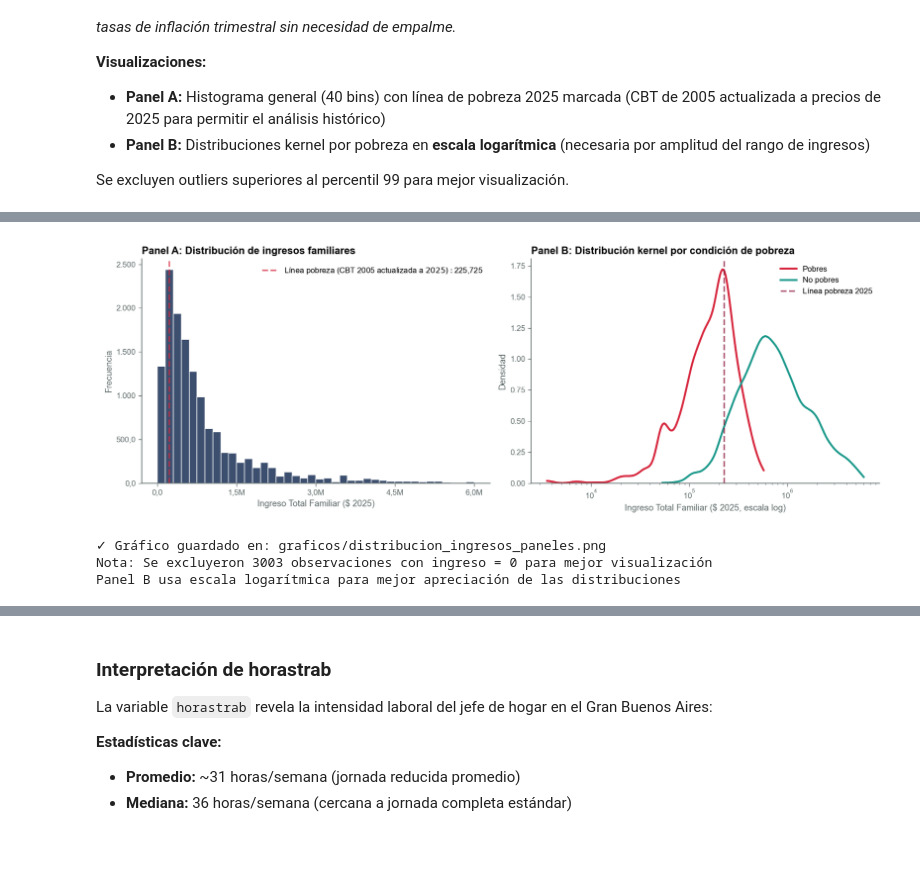
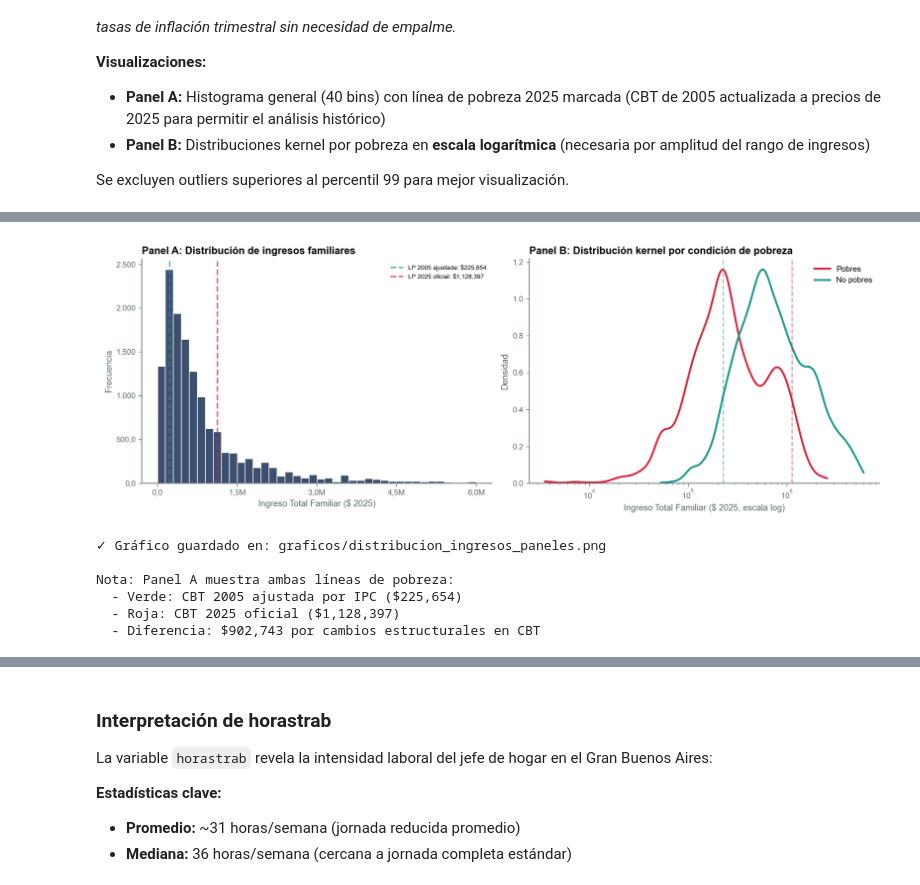
Before and after one commit to paulaleylen/BigDataUBA-Grupo10, a Jupyter notebook: TP2/Program_TP2_Grupo10.ipynb, the cells around one changed output, grey strips where cells are left out. Cells and saved outputs as stored; diff of their text form; code cells hidden in the pictures; blank space fills up the shorter version.

```diff
--- a/TP2/Program_TP2_Grupo10.ipynb
+++ b/TP2/Program_TP2_Grupo10.ipynb
@@ -494,7 +505,7 @@ Se excluyen outliers superiores al percentil 99 para mejor visualización.
 
 # Datos IPC-GBA Trimestre 1 (promedio ene-mar)
 IPC_2005_T1 = 1.082   # IPC-GBA base 1999=100 (promedio ene-feb-mar 2005)
-IPC_2025_T1 = 385.31 # IPC región GBA base dic-2016=100 (promedio ene-feb-mar 2025)
+IPC_2025_T1 = 385.31  # IPC región GBA base dic-2016=100 (promedio ene-feb-mar 2025)
 
 # Factor de conversión para ajustar pesos 2005 a pesos 2025
 factor_inflacion = IPC_2025_T1 / IPC_2005_T1
@@ -510,7 +521,6 @@ print(f"Inflación acumulada 2005-2025:  {(factor_inflacion - 1) * 100:,.1f}%")
 print("\nNOTA METODOLÓGICA:")
 print("  - Variación trimestral 2005: 4,0% (mar-2005 vs dic-2004)")
 print("  - Variación trimestral 2025: 8,3% (mar-2025 vs dic-2024)")
-print("  - Ambas series están referenciadas a diciembre del año previo (INDEC)")
 print("=" * 80)
 
 # Crear variable ingreso_total_familiar ajustada a pesos de 2025
@@ -521,8 +531,21 @@ df['ingreso_total_familiar'] = np.where(
 )
 
 print(f"\n✓ Variable ingreso_total_familiar creada (valores en pesos 2025)")
-print(f"\nEstadísticas descriptivas:")
+print(f"\nEstadísticas descriptivas por año:")
 display(df.groupby('ANO')['ingreso_total_familiar'].describe().T)
+
+# Guardar CBTs para referencia (del TP1)
+CBT_2005_original = 205.07  # Pesos 2005
+CBT_2005_ajustado = CBT_2005_original * factor_inflacion  # En pesos 2025
+CBT_2025 = 365177  # Pesos 2025 (del TP1)
+
+print(f"\n📊 Líneas de pobreza de referencia:")
+print(f"  CBT 2005 (original):    ${CBT_2005_original:,.2f} (pesos 2005)")
+print(f"  CBT 2005 (ajustado):    ${CBT_2005_ajustado:,.0f} (pesos 2025)")
+print(f"  CBT 2025 (oficial):     ${CBT_2025:,.0f} (pesos 2025)")
+print(f"\n  Nota: La diferencia entre CBT 2005 ajustada (${CBT_2005_ajustado:,.0f})")
+print(f"        y CBT 2025 oficial (${CBT_2025:,.0f}) refleja cambios estructurales")
+print(f"        en la canasta básica, no solo inflación.")
 # %% [output]
 ================================================================================
 AJUSTE INFLACIONARIO CON IPC OFICIAL INDEC
@@ -570,15 +600,19 @@ df_ingreso_plot = df_ingreso[df_ingreso['ingreso_total_familiar'] <= x_max]
 ax1.hist(df_ingreso_plot['ingreso_total_familiar'], bins=40,
          color=COLORES['azul_uba'], alpha=0.8, edgecolor='white')
 
-# Línea de pobreza 2025 para familia tipo (todos los ingresos están expresados en pesos 2025)
-linea_pobreza_2025 = (CBT_2025*3.09)  # Línea de pobreza de los hogares en pesos 2025
+# Líneas de pobreza por adulto equivalente (asumiendo hogar promedio de 3.09 AE)
+linea_pobreza_2005_aj = CBT_2005_ajustado * 3.09  # CBT 2005 en pesos 2025
+linea_pobreza_2025 = CBT_2025 * 3.09  # CBT 2025
+
+ax1.axvline(linea_pobreza_2005_aj, color=COLORES['verde_eco'], linestyle='--',
+            linewidth=2, label=f'LP 2005 ajustada: ${linea_pobreza_2005_aj:,.0f}', alpha=0.7)
 ax1.axvline(linea_pobreza_2025, color=COLORES['rojo'], linestyle='--',
-            linewidth=2, label=f'Línea pobreza (CBT 2005 actualizada a $2025): ${linea_pobreza_2025:,.0f}', alpha=0.7)
+            linewidth=2, label=f'LP 2025 oficial: ${linea_pobreza_2025:,.0f}', alpha=0.7)
 
 ax1.set_xlabel('Ingreso Total Familiar ($ 2025)')
 ax1.set_ylabel('Frecuencia')
 ax1.set_title('Panel A: Distribución de ingresos familiares', loc='left', fontweight='bold')
-ax1.legend(loc='upper right')
+ax1.legend(loc='upper right', fontsize=8)
 formatear_ejes(ax1, y_as='numero', x_as='numero')
 limpiar_estetica(ax1)
 
@@ -586,9 +620,9 @@ limpiar_estetica(ax1)
 ax2 = axes[1]
 
 # Filtrar por condición de pobreza (limitando outliers)
-ingreso_pobres = df_ingreso[(df_ingreso['Pobre'] == 1) &
+ingreso_pobres = df_ingreso[(df_ingreso['POBRE'] == 1) &
                              (df_ingreso['ingreso_total_familiar'] <= x_max)]['ingreso_total_familiar'].dropna()
-ingreso_no_pobres = df_ingreso[(df_ingreso['Pobre'] == 0) &
+ingreso_no_pobres = df_ingreso[(df_ingreso['POBRE'] == 0) &
                                 (df_ingreso['ingreso_total_familiar'] <= x_max)]['ingreso_total_familiar'].dropna()
 
 # Calcular densidades kernel en escala log
@@ -597,39 +631,46 @@ if len(ingreso_pobres) > 10:
     kde_pobres_ing = gaussian_kde(log_pobres)
     x_pobres_log = np.linspace(log_pobres.min(), log_pobres.max(), 200)
     x_pobres_real = 10 ** x_pobres_log
     ax2.plot(x_pobres_real, kde_pobres_ing(x_pobres_log),
             color=COLORES['rojo'], linewidth=2.5, label='Pobres')
 
 if len(ingreso_no_pobres) > 10:
     log_no_pobres = np.log10(ingreso_no_pobres)
     kde_no_pobres_ing = gaussian_kde(log_no_pobres)
     x_no_pobres_log = np.linspace(log_no_pobres.min(), log_no_pobres.max(), 200)
     x_no_pobres_real = 10 ** x_no_pobres_log
     ax2.plot(x_no_pobres_real, kde_no_pobres_ing(x_no_pobres_log),
             color=COLORES['verde_eco'], linewidth=2.5, label='No pobres')
 
-# Línea de pobreza 2025 (CBT individual)
-ax2.axvline(linea_pobreza_2025, color=COLORES['bordo'], linestyle='--',
-            linewidth=2, alpha=0.7, label=f'Línea pobreza 2025')
+# Líneas de pobreza
+ax2.axvline(linea_pobreza_2005_aj, color=COLORES['verde_eco'], linestyle='--',
+            linewidth=1.5, alpha=0.5)
+ax2.axvline(linea_pobreza_2025, color=COLORES['rojo'], linestyle='--',
+            linewidth=1.5, alpha=0.5)
 
 # Configurar escala logarítmica en X
 ax2.set_xscale('log')
 ax2.legend(loc='upper right')
 ax2.set_xlabel('Ingreso Total Familiar ($ 2025, escala log)')
 ax2.set_ylabel('Densidad')
 ax2.set_title('Panel B: Distribución kernel por condición de pobreza', loc='left', fontweight='bold')
 forzar_y_cero(ax2)
 limpiar_estetica(ax2)
 
 plt.tight_layout()
 plt.savefig('graficos/distribucion_ingresos_paneles.png', dpi=120, bbox_inches='tight')
 plt.show()
 
 print("✓ Gráfico guardado en: graficos/distribucion_ingresos_paneles.png")
-print(f"Nota: Se excluyeron {(df['ingreso_total_familiar'] == 0).sum()} observaciones con ingreso = 0 para mejor visualización")
-print("Panel B usa escala logarítmica para mejor apreciación de las distribuciones")
+print(f"\nNota: Panel A muestra ambas líneas de pobreza:")
+print(f"  - Verde: CBT 2005 ajustada por IPC (${linea_pobreza_2005_aj:,.0f})")
+print(f"  - Roja: CBT 2025 oficial (${linea_pobreza_2025:,.0f})")
+print(f"  - Diferencia: ${linea_pobreza_2025 - linea_pobreza_2005_aj:,.0f} por cambios estructurales en CBT")
 # %% [output]
-[figure, old version]
+[figure, new version]
 ✓ Gráfico guardado en: graficos/distribucion_ingresos_paneles.png
-Nota: Se excluyeron 3003 observaciones con ingreso = 0 para mejor visualización
-Panel B usa escala logarítmica para mejor apreciación de las distribuciones
+
+Nota: Panel A muestra ambas líneas de pobreza:
+  - Verde: CBT 2005 ajustada por IPC ($225,654)
+  - Roja: CBT 2025 oficial ($1,128,397)
+  - Diferencia: $902,743 por cambios estructurales en CBT
```
Also changed, not shown: parts of 41 cells of this notebook, 43 other files.
